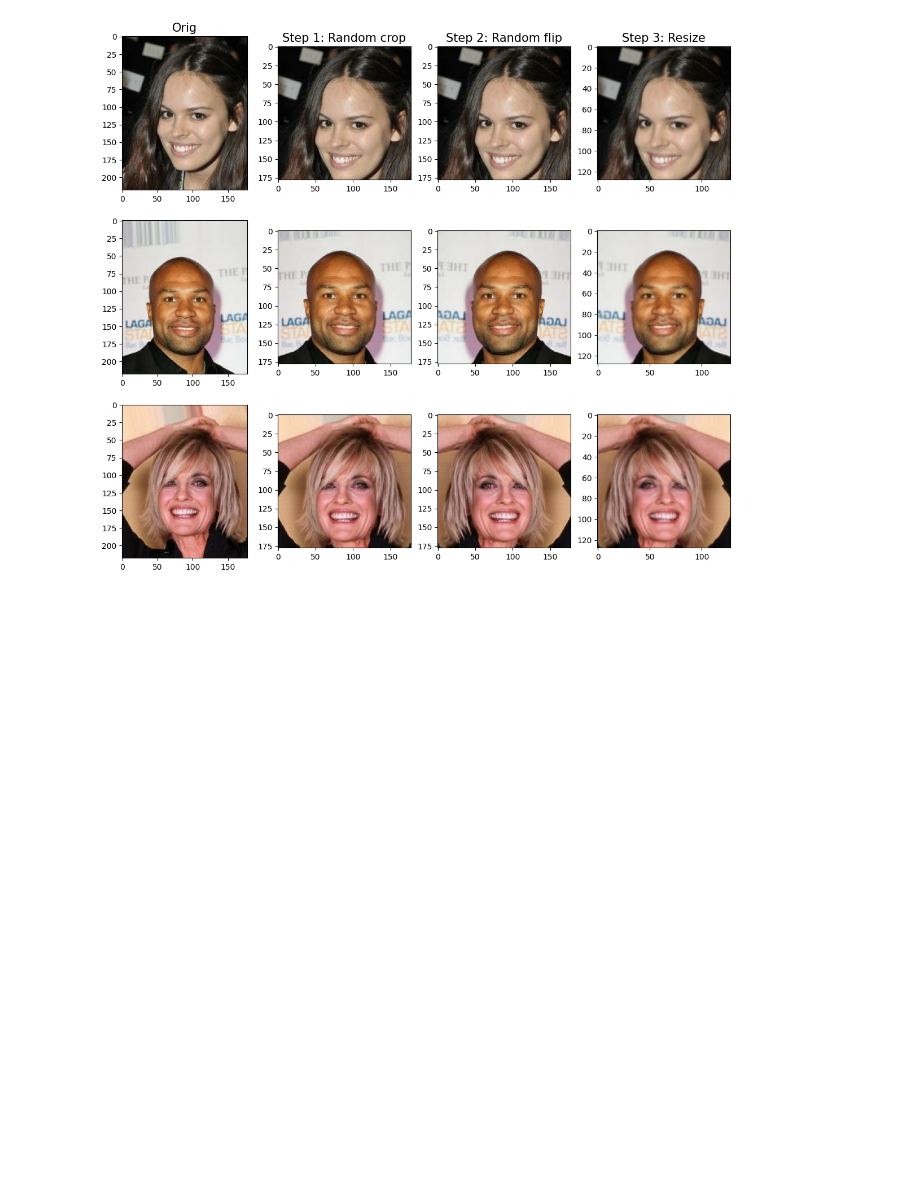
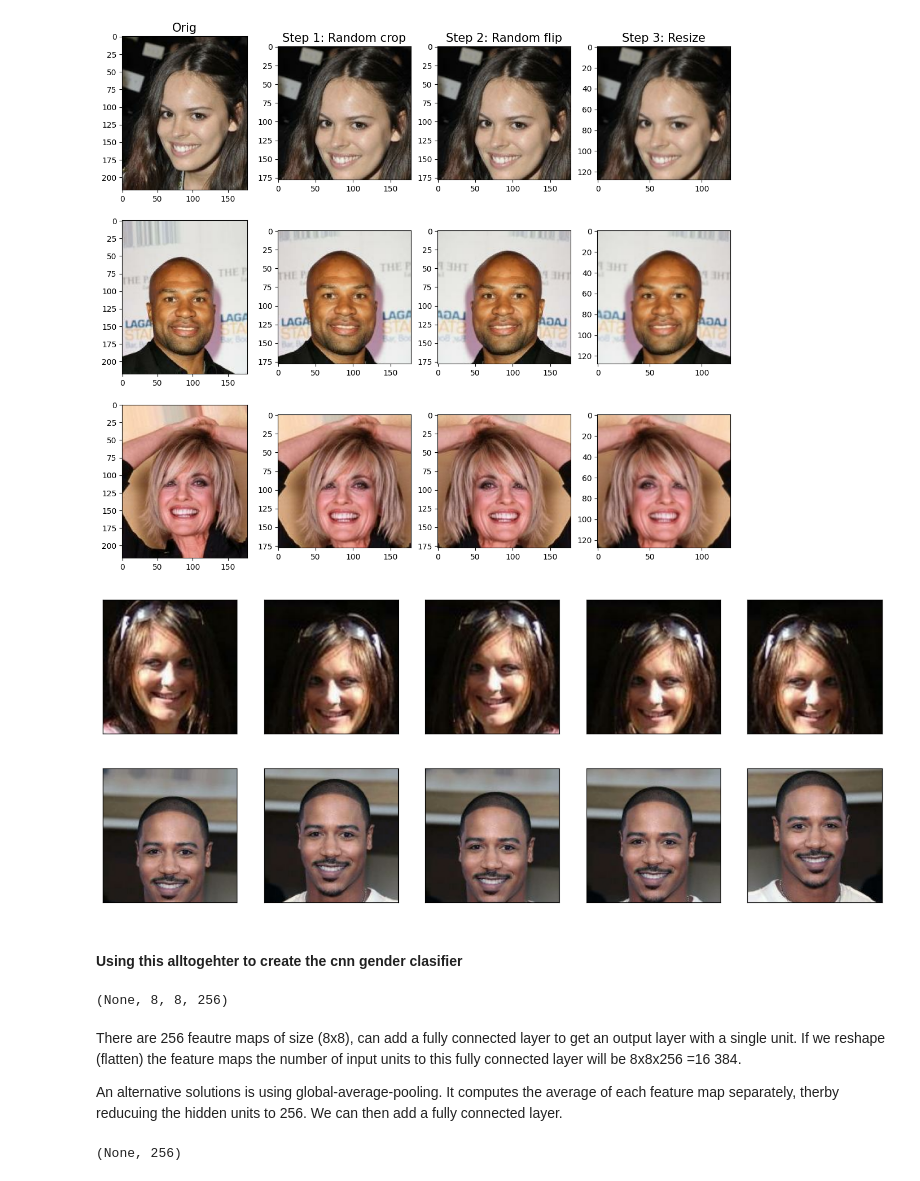
Before and after one commit to hskramstad00/DAT300, a Jupyter notebook: Boka/CH15: Classifing Images with CNN/gender_classification_face_images_CNN.ipynb, the cells around one changed output. Drawn from its saved outputs; the diff is of its cells as text; code cells hidden in the pictures; blank space fills up the shorter version.

```diff
--- a/Boka/CH15: Classifing Images with CNN/gender_classification_face_images_CNN.ipynb
+++ b/Boka/CH15: Classifing Images with CNN/gender_classification_face_images_CNN.ipynb
@@ -164,3 +164,43 @@ for i, example in enumerate(celeba_train.take(3)):
 plt.show()
 # %% [output]
 [figure]
+# %%
+# fon convinence we can use a wrapper function, to use this pipeline for data agumentation during model training
+# the function will recive a dict containg keys 'image' and 'attributes'
+# the functiol will return a tuple containg the transformed image and the label extracted from the dictionary of attributes
+# we will only apply data augmentaion on the training exampels, not on test or valdiation
+
+def preprocess(example, size=(64,64), mode='train'):
+    image = example['image']
+    label = example['attributes']['Male']
+    if mode == 'train':
+        image_cropped = tf.image.random_crop(image, size=(178, 178, 3))
+        image_resized = tf.image.resize(image_cropped, size=size)
+        image_flip = tf.image.random_flip_left_right(image_resized)
+
+        return image_flip/255.0, tf.cast(label, tf.int32)
+    else: # use center- instead of
+# random-crops for non-training data
+        image_cropped = tf.image.crop_to_bounding_box(image, offset_height=20, offset_width=0,target_height=178, target_width=178)
+        image_resized = tf.image.resize(image_cropped, size=size)
+
+        return image_resized/255.0, tf.cast(label, tf.int32)
+# %%
+# to see the augmentaion in action, creating a small subset of of the training dataset
+tf.random.set_seed(1)
+
+ds = celeba_train.shuffle(1000, reshuffle_each_iteration=False)
+ds =ds.take(2).repeat(5)
+
+ds = ds.map(lambda x:preprocess(x, size=(178, 178), mode='train'))
+
+fig = plt.figure(figsize=(15, 6))
+for j,example in enumerate(ds):
+    ax = fig.add_subplot(2, 5, j//2+(j%2)*5+1)
+    ax.set_xticks([])
+    ax.set_yticks([])
+    ax.imshow(example[0])
+
+plt.show()
+# %% [output]
+[figure, added]
@@ -166,0 +224,36 @@ plt.show()
+# %% [markdown]
+#### Using this alltogehter to create the cnn gender clasifier
+# %%
+# the cnn revices input images of size (64x64x3), have three channels, using channels_last
+# input data goes thrugh, four conventional layers to make 32, 64, 128 and 256 feature maps using filters with kernel size of 3x3
+# the first three convolution layers are followed by max-pooling P_x_2_2, two dropout layers are included for regulirazartion
+
+model = tf.keras.Sequential([
+    tf.keras.layers.Conv2D(32, (3,3), padding='same', activation='relu'),
+    tf.keras.layers.MaxPooling2D((2,2)),
+    tf.keras.layers.Dropout(0.5),
+
+    tf.keras.layers.Conv2D(64, (3,3), padding='same', activation='relu'),
+    tf.keras.layers.MaxPooling2D((2,2)),
+    tf.keras.layers.Dropout(0.5),
+
+    tf.keras.layers.Conv2D(128, (3,3), padding='same', activation='relu'),
+    tf.keras.layers.MaxPooling2D((2,2)),
+
+    tf.keras.layers.Conv2D(256, (3,3), padding='same', activation='relu')
+])
+
+# see the shape of the feature maps after applying the layers
+model.compute_output_shape(input_shape=(None, 64, 64, 3))
+# %% [output]
+(None, 8, 8, 256)
+# %% [markdown]
+There are 256 feautre maps of size (8x8), can add a fully connected layer to get an output layer with a single unit. If we reshape (flatten) the feature maps the number of input units to this fully connected layer will be 8x8x256 =16 384.
+
+An alternative solutions is using global-average-pooling. It computes the average of each feature map separately, therby reducuing the hidden units to 256. We can then add a fully connected layer.
+# %%
+model.add(tf.keras.layers.GlobalAveragePooling2D())
+
+model.compute_output_shape(input_shape=(None, 64, 64, 3))
+# %% [output]
+(None, 256)
```
Also changed, not shown: parts of 3 cells of this notebook.
